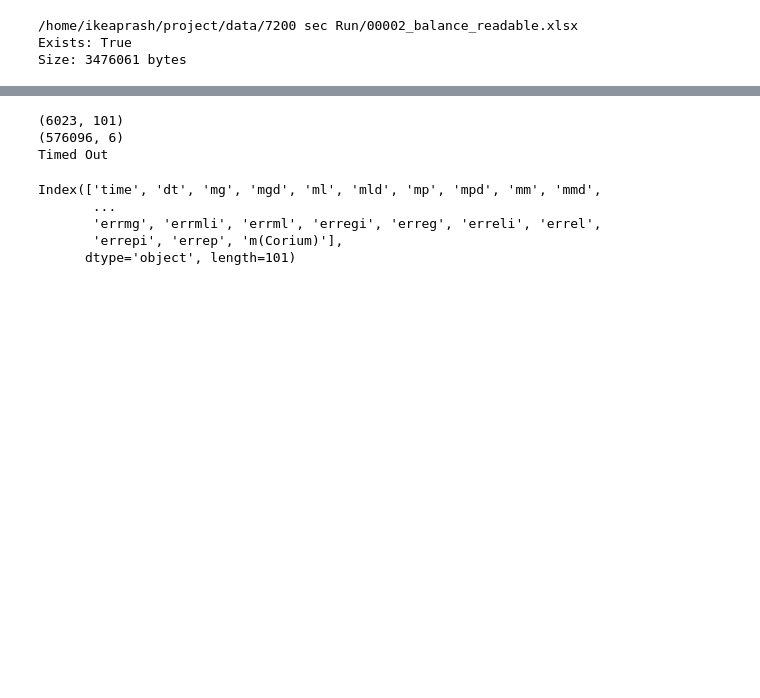
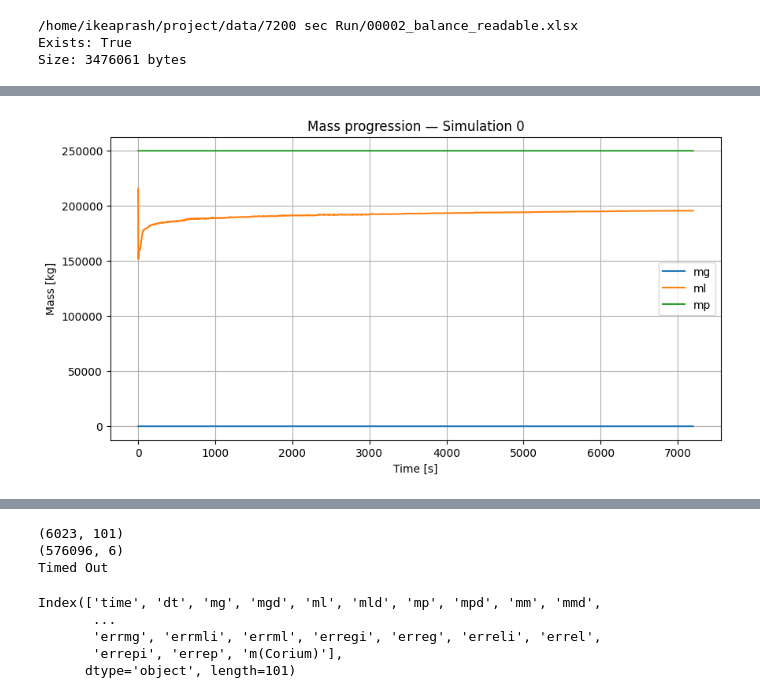
Before and after one commit to ananya-prashanth/IKE-HiWi, a Jupyter notebook: notebooks/exploration.ipynb, the cells around one changed output, grey strips where cells are left out. Cells and saved outputs as stored; diff of their text form; code cells hidden in the pictures; blank space fills up the shorter version.

```diff
--- a/notebooks/exploration.ipynb
+++ b/notebooks/exploration.ipynb
@@ -36,0 +142,9 @@ Timed Out
+# %%
+
+sim = (
+    balance
+    .sort_values("time")
+)
+
+print(sim.shape)
+print(sim[["time"] + targets].head())
@@ -36,0 +169,18 @@ Timed Out
+# %%
+import matplotlib.pyplot as plt
+
+fig, ax = plt.subplots(figsize=(10, 5))
+
+ax.plot(sim["time"], sim["mg"], label="mg")
+ax.plot(sim["time"], sim["ml"], label="ml")
+ax.plot(sim["time"], sim["mp"], label="mp")
+
+ax.set_xlabel("Time [s]")
+ax.set_ylabel("Mass [kg]")
+ax.set_title(f"Mass progression — Simulation {sim_id}")
+ax.legend()
+ax.grid(True)
+
+plt.show()
+# %% [output]
+[figure, added]
```
Also changed, not shown: parts of 121 cells of this notebook, 15 other files.
